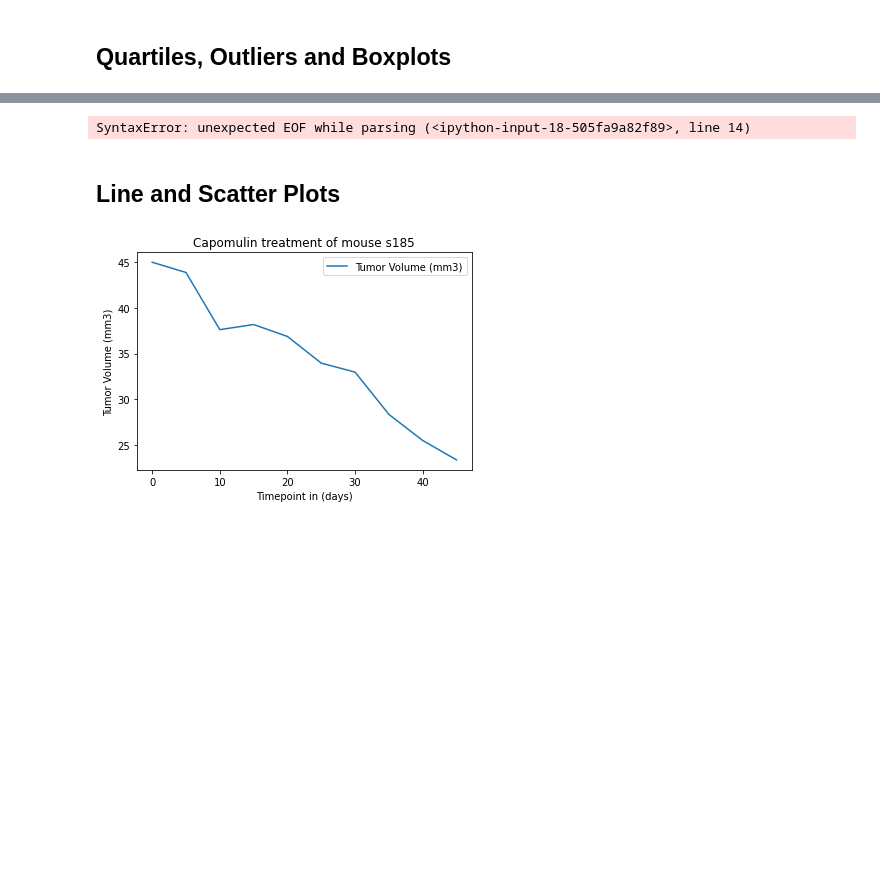
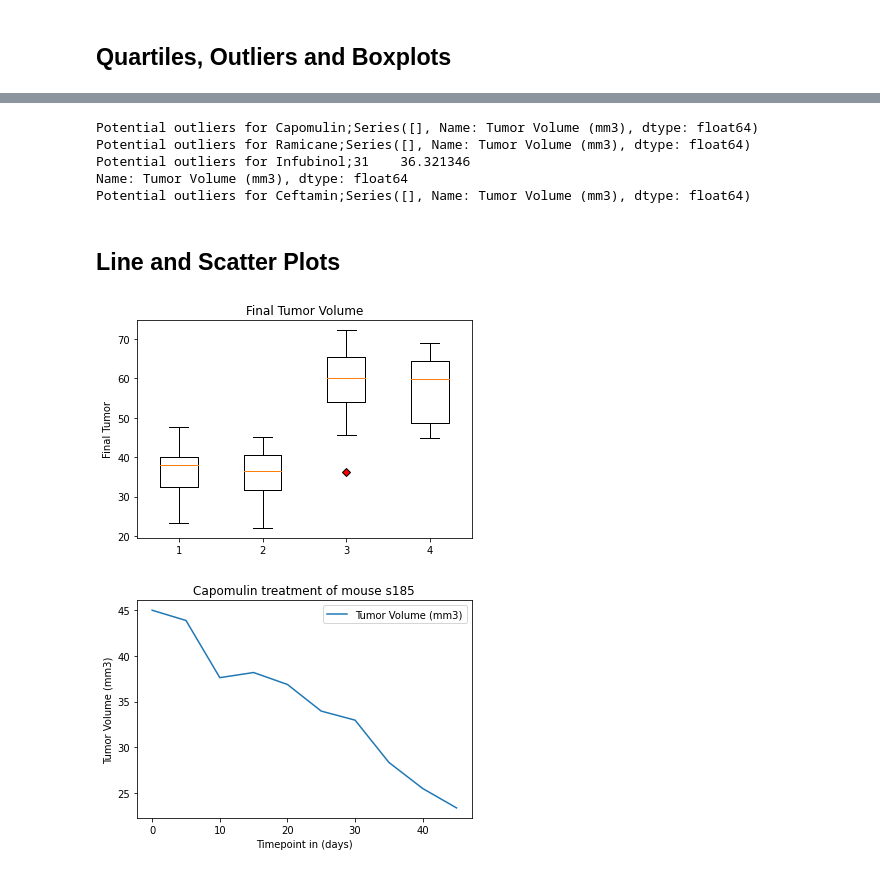
Before and after one commit to Darriousj/matplotlib_challenge, a Jupyter notebook: Pymaceuticals_DJM.ipynb, the cells around one changed output, grey strips where cells are left out. Cells and saved outputs as stored; diff of their text form; code cells hidden in the pictures; blank space fills up the shorter version.

```diff
--- a/Pymaceuticals_DJM.ipynb
+++ b/Pymaceuticals_DJM.ipynb
@@ -201,10 +193,4 @@ grtceft_df=ceft_df.groupby("Mouse ID").max()["Timepoint"]
 # %%
 # Merge this group df with the original dataframe to get the tumor volume at the last timepoint
-capo_last_df = pd.merge(grtcapo_df, merge_df, on=("Mouse ID","Timepoint"), how="left")
-#capo_last_df.head()
-rami_last_df = pd.merge(grtrami_df, merge_df, on=("Mouse ID","Timepoint"), how="left")
-#rami_last_df.head()
-infu_last_df = pd.merge(grtinfu_df, merge_df, on=("Mouse ID","Timepoint"), how="left")
-#infu_last_df
-ceft_last_df = pd.merge(grtceft_df, merge_df, on=("Mouse ID","Timepoint"), how="left")
-#ceft_last_df
+last_df = pd.merge(lsttime_df, merge_df, on=("Mouse ID","Timepoint"), how="left")
+last_df.head()
@@ -220,28 +213,38 @@ for drug in treatment_list:
 
     # Locate the rows which contain mice on each drug and get the tumor volumes
 
-    # add subset
+    final_tv=last_df.loc[last_df["Drug Regimen"]==drug,"Tumor Volume (mm3)"]
+    tumor_vol_list.append(final_tv)
+
 
     # Determine outliers using upper and lower bounds
-    quartiles = ???([.25,.5,.75])
+    quartiles = final_tv.quantile([.25,.5,.75])
     lowerq = quartiles[0.25]
     upperq = quartiles[0.75]
     iqr = upperq-lowerq
     lower_bound = lowerq - (1.5*iqr)
     upper_bound = upperq + (1.5*iqr)
+    outlier=final_tv.loc[(final_tv<lower_bound) | (final_tv>upper_bound)]
+    print(f"Potential outliers for {drug};{outlier}")
 # %% [output]
-SyntaxError: unexpected EOF while parsing (<ipython-input-18-505fa9a82f89>, line 14)
+Potential outliers for Capomulin;Series([], Name: Tumor Volume (mm3), dtype: float64)
+Potential outliers for Ramicane;Series([], Name: Tumor Volume (mm3), dtype: float64)
+Potential outliers for Infubinol;31    36.321346
+Name: Tumor Volume (mm3), dtype: float64
+Potential outliers for Ceftamin;Series([], Name: Tumor Volume (mm3), dtype: float64)
 # %% [markdown]
 ## Line and Scatter Plots
 # %%
 # Generate a box plot of the final tumor volume of each mouse across four regimens of interest
-
-
+Final_tumor=tumor_vol_list
+outlier=dict(markerfacecolor='r', marker='D')
 fig1, ax1 = plt.subplots()
-ax1.set_title('Temperatures at LAX')
+ax1.set_title('Final Tumor Volume')
 ax1.set_ylabel("Final Tumor")
-ax1.boxplot(treatment_list)
+ax1.boxplot(Final_tumor,flierprops=outlier)
 plt.show()
+# %% [output]
+[figure, added]
 # %%
 # Generate a line plot of tumor volume vs. time point for a mouse treated with Capomulin
 y_capo=merge_df.loc[merge_df["Mouse ID"]=="s185",["Timepoint","Tumor Volume (mm3)"]]
```
Also changed, not shown: parts of 4 cells of this notebook, 2 other files.
